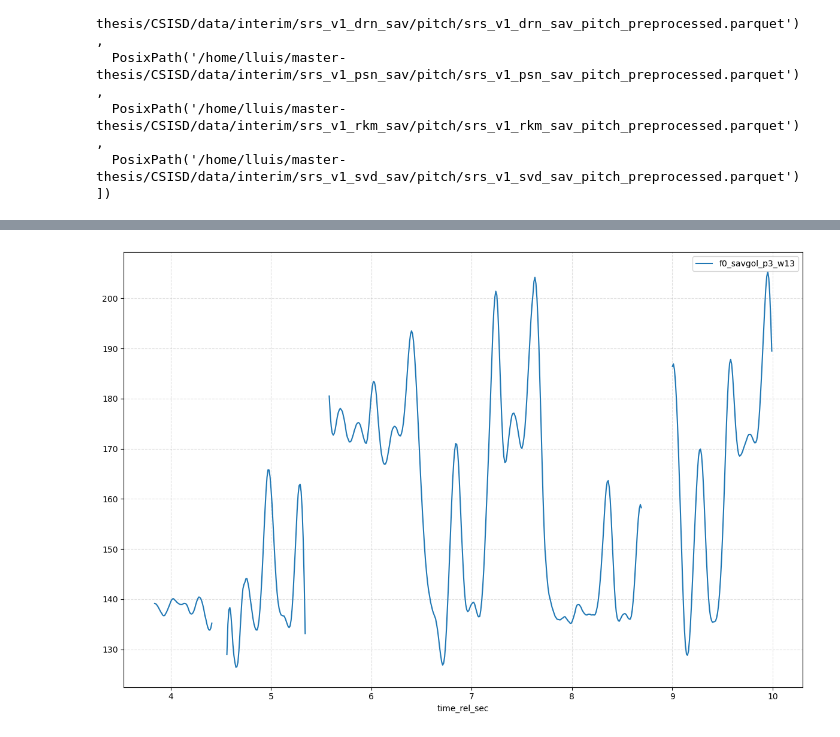
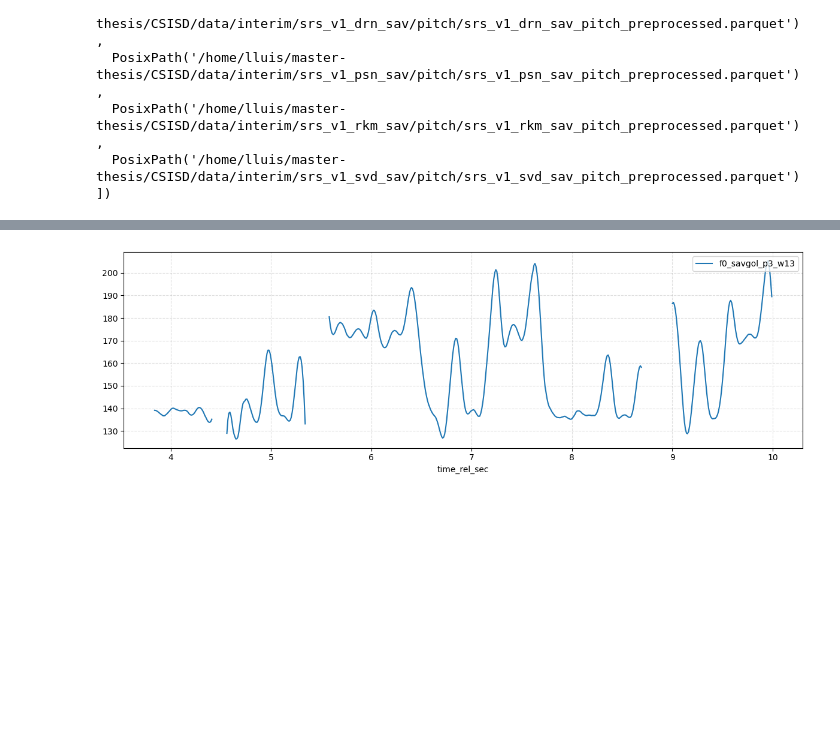
Before and after one commit to llsol/CSISD, a Jupyter notebook: notebooks/00_exploration/svara_visualisation.ipynb, the cells around one changed output, grey strips where cells are left out. Drawn from its saved outputs; the diff is of its cells as text; code cells hidden in the pictures; blank space fills up the shorter version.

```diff
--- a/notebooks/00_exploration/svara_visualisation.ipynb
+++ b/notebooks/00_exploration/svara_visualisation.ipynb
@@ -74,19 +74,19 @@ plot_pitchcurve_svara_window(
 # %%
 plot_segment_multiplot(
     df = df_pitch,
     main_cols = ["f0_savgol_p3_w13"],
     sub_cols=None,
     time_col="time_rel_sec",
     bool_markers=None,
     bool_marker_style=None,
     superpose=None,
-    figsize=(12, 8),
+    figsize=(12, 4),
     sharex=True,
     colors=None,
     styles=None,
     fill_under=None,
     title=None,
     time_window= (0, 10),   # <-- (t0, duracio)
 )
 # %% [output]
-[figure, old version]
+[figure, new version]
```
Also changed, not shown: parts of 2 cells of this notebook, 9 other files.
